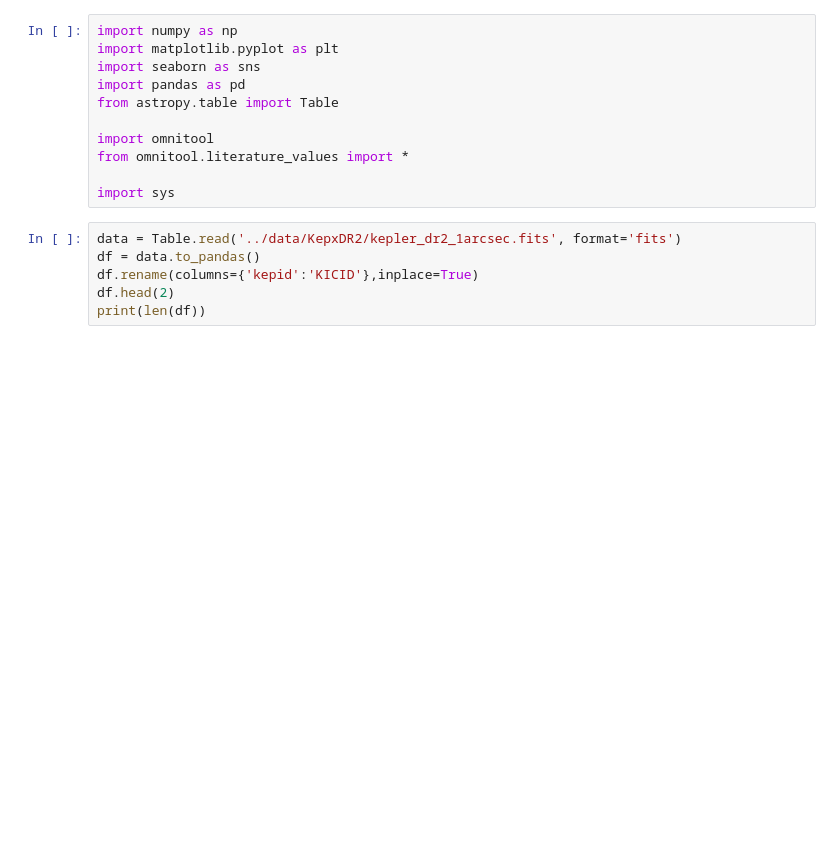
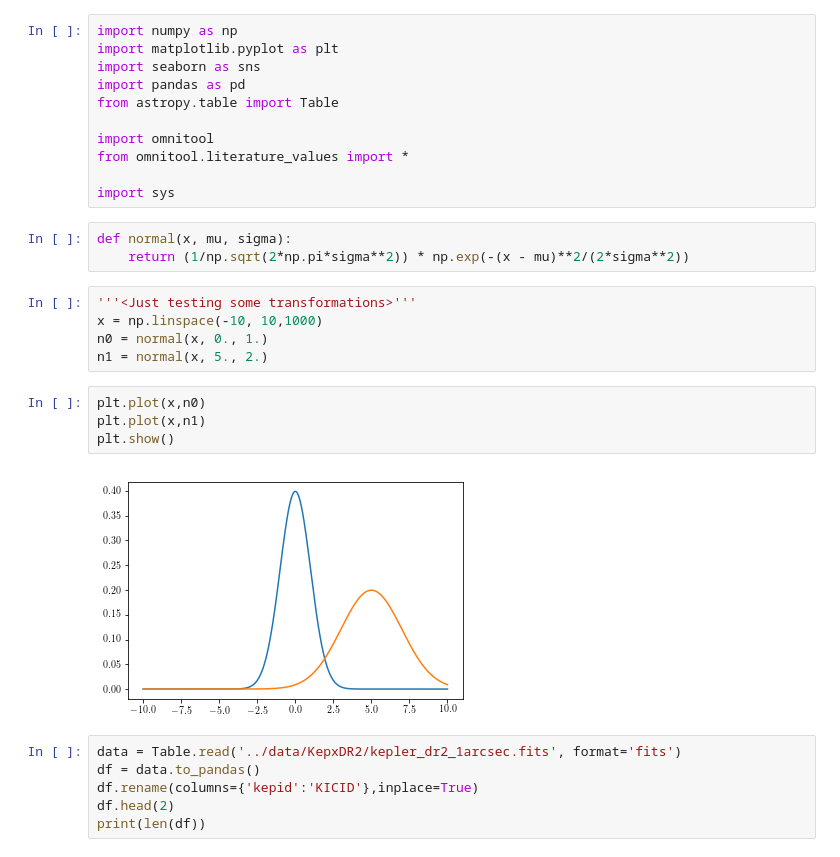
Before and after one commit to ojhall94/GAIA, a Jupyter notebook: workbench.ipynb, the cells around one changed output. Saved outputs shown, nothing was run; the diff lists cells and outputs as text; blank space fills up the shorter version.

```diff
--- a/workbench.ipynb
+++ b/workbench.ipynb
@@ -9,6 +9,20 @@ import omnitool
 from omnitool.literature_values import *
 
 import sys
+# %%
+def normal(x, mu, sigma):
+    return (1/np.sqrt(2*np.pi*sigma**2)) * np.exp(-(x - mu)**2/(2*sigma**2))
+# %%
+'''<Just testing some transformations>'''
+x = np.linspace(-10, 10,1000)
+n0 = normal(x, 0., 1.)
+n1 = normal(x, 5., 2.)
+# %%
+plt.plot(x,n0)
+plt.plot(x,n1)
+plt.show()
+# %% [output]
+[figure, added]
 # %%
 data = Table.read('../data/KepxDR2/kepler_dr2_1arcsec.fits', format='fits')
 df = data.to_pandas()
```
Also changed, not shown: 2 other files.
